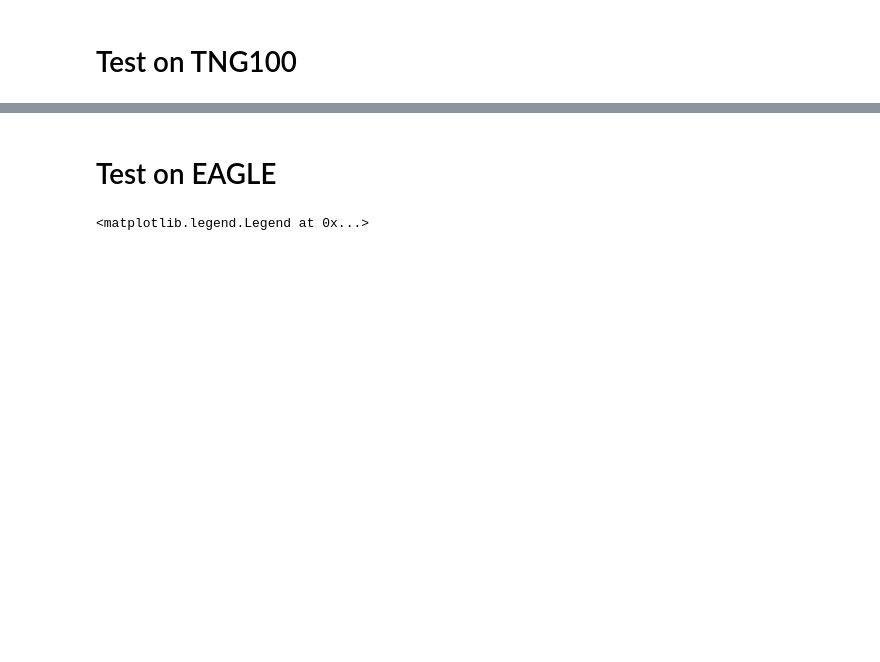
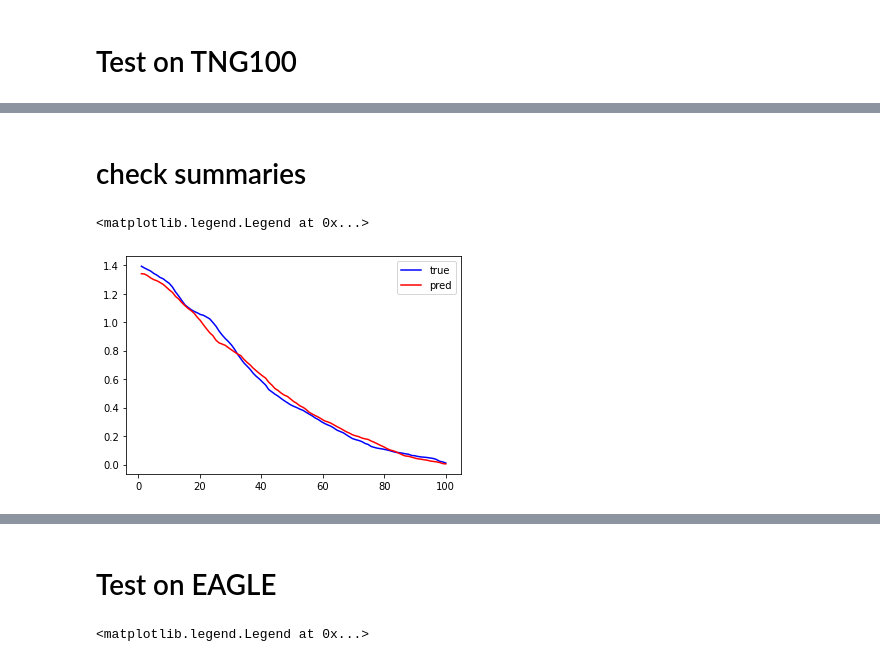
Before and after one commit to EiffL/sfh-inference-hackathon, a Jupyter notebook: notebooks/eagle_pixelCNN.ipynb, the cells around one changed output, grey strips where cells are left out. Cells and saved outputs as stored; diff of their text form; code cells hidden in the pictures; blank space fills up the shorter version.

```diff
--- a/notebooks/eagle_pixelCNN.ipynb
+++ b/notebooks/eagle_pixelCNN.ipynb
@@ -445,0 +426,2 @@ plt.legend(loc='upper left')
+# %% [markdown]
+# check summaries
@@ -445,0 +454,13 @@ plt.legend(loc='upper left')
+# %%
+#time = (tbins[1:] + tbins[:-1] )/2.
+deltat=time_vec[1:] - time_vec[:-1]
+#print(deltat)
+mgrowth_true = np.cumsum(deltat*np.flip(true[1:]))
+mgrowth_pred = np.cumsum(deltat*np.flip(sample[18,1:,0]))
+
+plt.plot(np.flip(time_vec[1:]),mgrowth_true,color='blue',label="true")
+plt.plot(np.flip(time_vec[1:]),mgrowth_pred,color='red',label='pred')
+plt.legend()
+# %% [output]
+<matplotlib.legend.Legend at 0x...>
+[figure, added]
```
Also changed, not shown: parts of 30 cells of this notebook.
